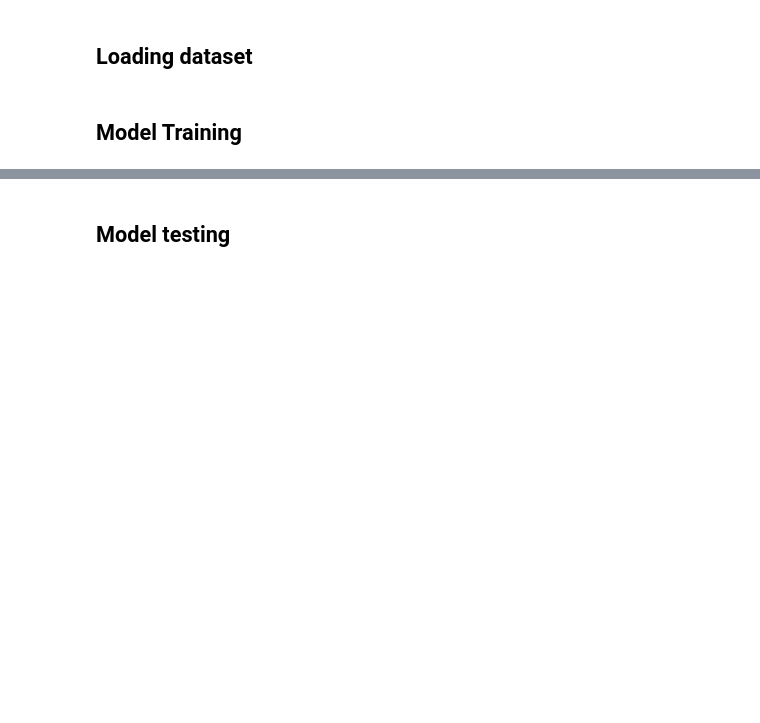
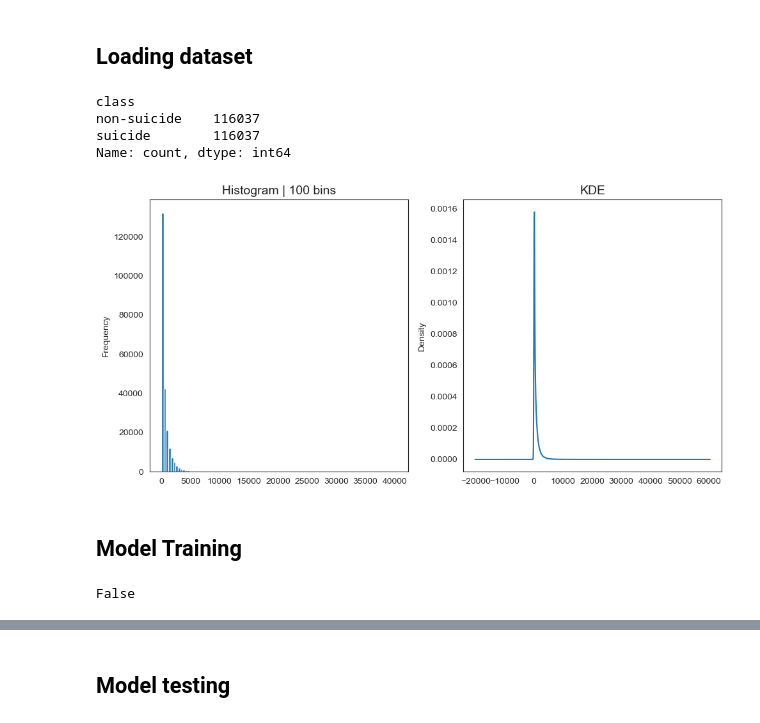
Before and after one commit to amilton23/bert-applications, a Jupyter notebook: real_world_studies/kaggle_bert_application_01.ipynb, the cells around one changed output, grey strips where cells are left out. Cells and saved outputs as stored; diff of their text form; code cells hidden in the pictures; blank space fills up the shorter version.

```diff
--- a/real_world_studies/kaggle_bert_application_01.ipynb
+++ b/real_world_studies/kaggle_bert_application_01.ipynb
@@ -33,4 +40,34 @@ from libraries.utils.dataviz import(
+# %%
+DATA_DIR = os.path.join(os.getcwd(), 'data')
+MODELS_DIR = os.path.join(os.getcwd(), 'models_data')
 # %% [markdown]
 ## Loading dataset
+# %%
+df_dataset = pd.read_csv(os.path.join(DATA_DIR, 'suicide_detection.csv'),
+                         sep=',')[['text', 'class']]
+# %%
+df_dataset.value_counts('class')
+# %% [output]
+class
+non-suicide    116037
+suicide        116037
+Name: count, dtype: int64
+# %%
+df_dataset['character_length'] = [len(x) for x in df_dataset['text']]
+# %%
+fig, axs = plt.subplots(1, 2, figsize=(10, 5))
+
+n_bins= 100
+
+df_dataset['character_length'].plot(kind='hist', bins=n_bins, ax=axs[0])
+axs[0].set_title(f"Histogram | {n_bins} bins", fontsize=14)
+
+df_dataset['character_length'].plot(kind='kde', ax=axs[1])
+axs[1].set_title("KDE", fontsize=14)
+
+plt.tight_layout()
+plt.show()
+# %% [output]
+[figure, added]
 # %% [markdown]
 ## Model Training
@@ -36,0 +78,4 @@ from libraries.utils.dataviz import(
+# %%
+print(torch.cuda.is_available())
+# %% [output]
+False
```
Also changed, not shown: parts of 5 cells of this notebook, 10 other files.
